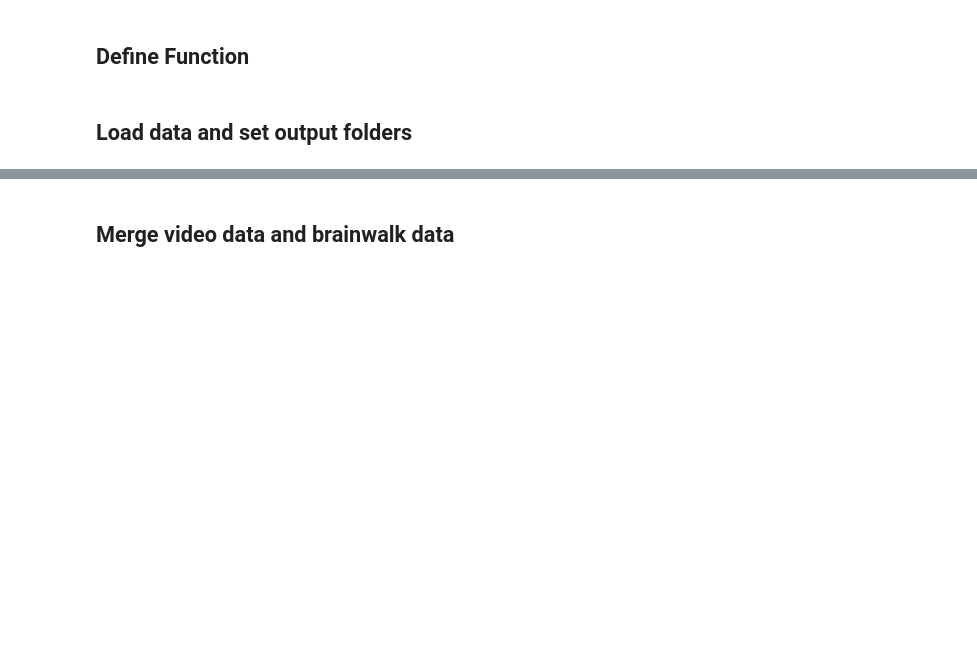
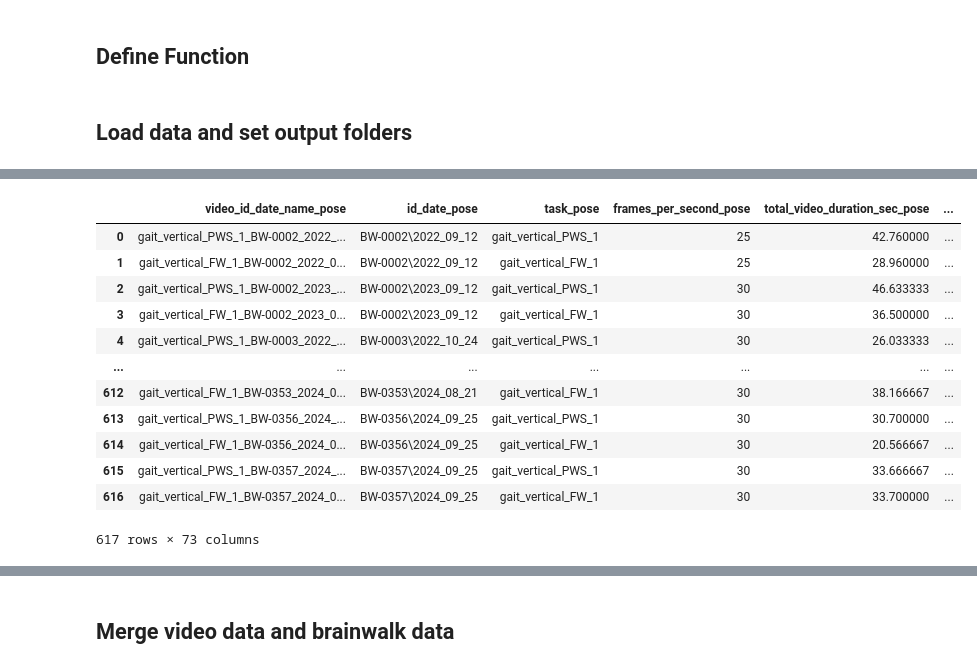
Before and after one commit to UCSF-MSLAB/HomeVideoAnalysis, a Jupyter notebook: megan_sandbox/gait_metric_analysis/000_merge_video_bw_and_clean.ipynb, the cells around one changed output, grey strips where cells are left out. Drawn from its saved outputs; the diff is of its cells as text; code cells hidden in the pictures; blank space fills up the shorter version.

```diff
--- a/megan_sandbox/gait_metric_analysis/000_merge_video_bw_and_clean.ipynb
+++ b/megan_sandbox/gait_metric_analysis/000_merge_video_bw_and_clean.ipynb
@@ -320 +323,18 @@ bw_df.head()
 5 rows × 41 columns
+# %%
+zv_df.columns
+#columns_to_drop  = zv_df.columns.str.contains('foot')
+# %% [output]
+|  | video_id_date_name_pose | id_date_pose | task_pose | frames_per_second_pose | total_video_duration_sec_pose | ... |
+| 0 | gait_vertical_PWS_1_BW-0002_2022_... | BW-0002\2022_09_12 | gait_vertical_PWS_1 | 25 | 42.760000 | ... |
+| 1 | gait_vertical_FW_1_BW-0002_2022_0... | BW-0002\2022_09_12 | gait_vertical_FW_1 | 25 | 28.960000 | ... |
+| 2 | gait_vertical_PWS_1_BW-0002_2023_... | BW-0002\2023_09_12 | gait_vertical_PWS_1 | 30 | 46.633333 | ... |
+| 3 | gait_vertical_FW_1_BW-0002_2023_0... | BW-0002\2023_09_12 | gait_vertical_FW_1 | 30 | 36.500000 | ... |
+| 4 | gait_vertical_PWS_1_BW-0003_2022_... | BW-0003\2022_10_24 | gait_vertical_PWS_1 | 30 | 26.033333 | ... |
+| ... | ... | ... | ... | ... | ... | ... |
+| 612 | gait_vertical_FW_1_BW-0353_2024_0... | BW-0353\2024_08_21 | gait_vertical_FW_1 | 30 | 38.166667 | ... |
+| 613 | gait_vertical_PWS_1_BW-0356_2024_... | BW-0356\2024_09_25 | gait_vertical_PWS_1 | 30 | 30.700000 | ... |
+| 614 | gait_vertical_FW_1_BW-0356_2024_0... | BW-0356\2024_09_25 | gait_vertical_FW_1 | 30 | 20.566667 | ... |
+| 615 | gait_vertical_PWS_1_BW-0357_2024_... | BW-0357\2024_09_25 | gait_vertical_PWS_1 | 30 | 33.666667 | ... |
+| 616 | gait_vertical_FW_1_BW-0357_2024_0... | BW-0357\2024_09_25 | gait_vertical_FW_1 | 30 | 33.700000 | ... |
+617 rows × 73 columns
```
Also changed, not shown: parts of 23 cells of this notebook, 10 other files.
